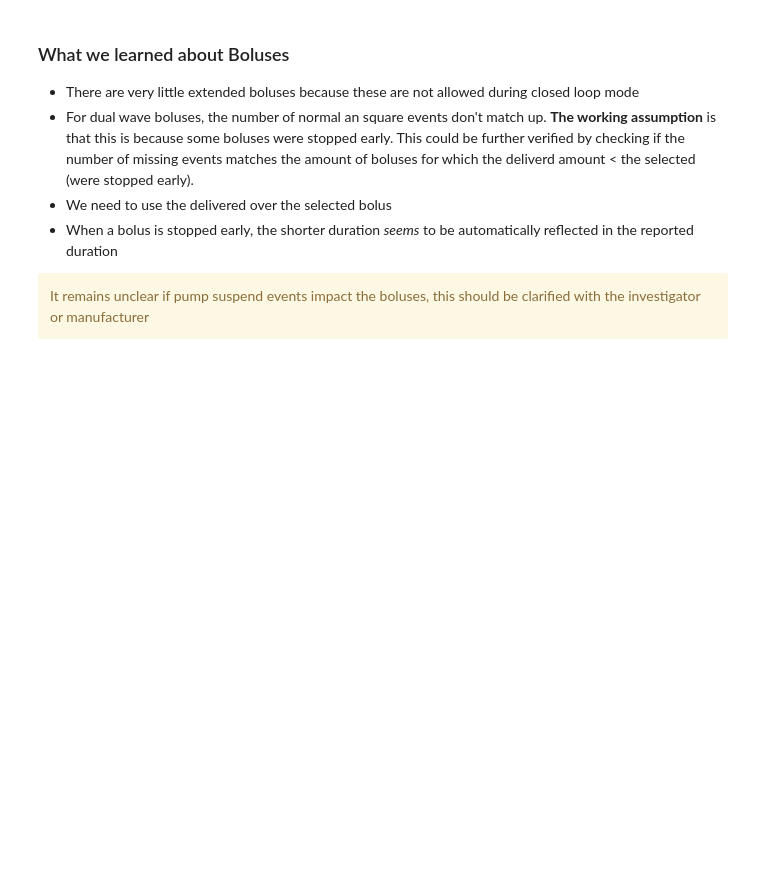
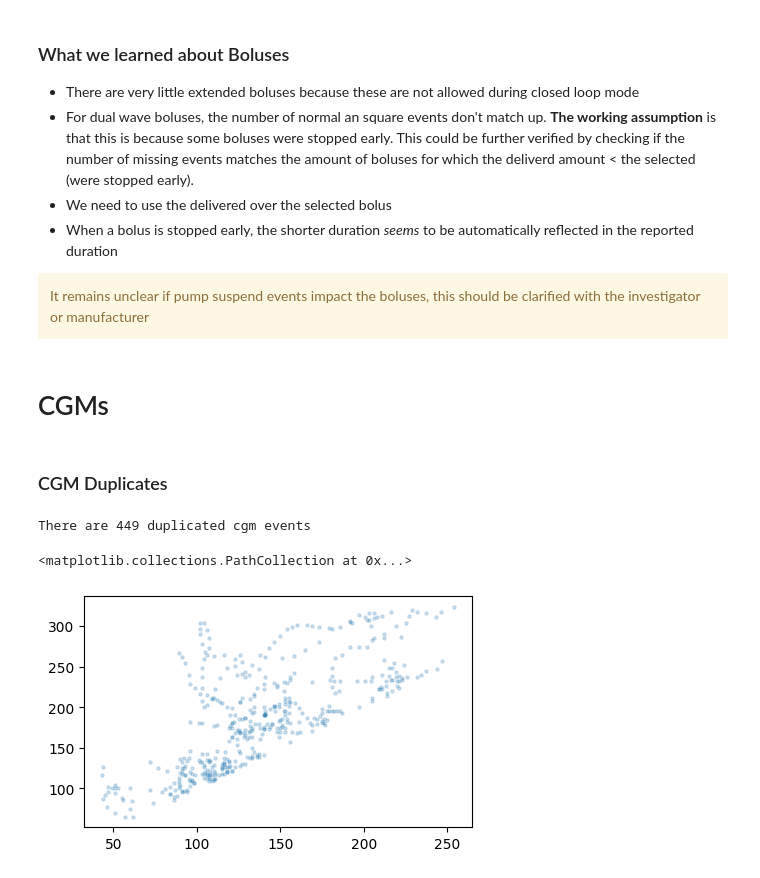
Before and after one commit to nudgebg/egvinsulin, a Jupyter notebook: notebooks/understand-flair-dataset/understand-flair-dataset.ipynb, the cells around one changed output. Cells and saved outputs as stored; diff of their text form; code cells hidden in the pictures; blank space fills up the shorter version.

```diff
--- a/notebooks/understand-flair-dataset/understand-flair-dataset.ipynb
+++ b/notebooks/understand-flair-dataset/understand-flair-dataset.ipynb
@@ -1147,3 +1160,21 @@ Name: count, dtype: int64
 * When a bolus is stopped early, the shorter duration *seems* to be automatically reflected in the reported duration
 
 <div class="alert alert-block alert-warning">It remains unclear if pump suspend events impact the boluses, this should be clarified with the investigator or manufacturer</div>
+# %% [markdown]
+# CGMs
+# %%
+#use datetime adjusted over datetime
+df_cgm = load_data('FLAIRDeviceCGM.txt')#, columns=['PtID', 'DataDtTm', 'DataDtTm_adjusted', 'CGM'])
+df_cgm['datetime'] = df_cgm['DateTimeAdjusted'].fillna(df_cgm['DateTime'])
+# %% [markdown]
+### CGM Duplicates
+# %%
+print(f"There are {df_cgm.duplicated(subset=['PtID','datetime']).sum()} duplicated cgm events")
+dup_cgms = df_cgm.loc[df_cgm.duplicated(subset=['PtID','DateTime'], keep=False)]
+minmax_dups = pandas_helper.get_min_max_duplicates(dup_cgms, ['PtID','DateTime'], 'CGM')
+plt.figure(figsize=(5,3))
+plt.scatter(minmax_dups['min'], minmax_dups['max'], s=5, alpha=0.2)
+# %% [output]
+There are 449 duplicated cgm events
+<matplotlib.collections.PathCollection at 0x...>
+[figure, added]
```
Also changed, not shown: parts of 16 cells of this notebook, 3 other files.
